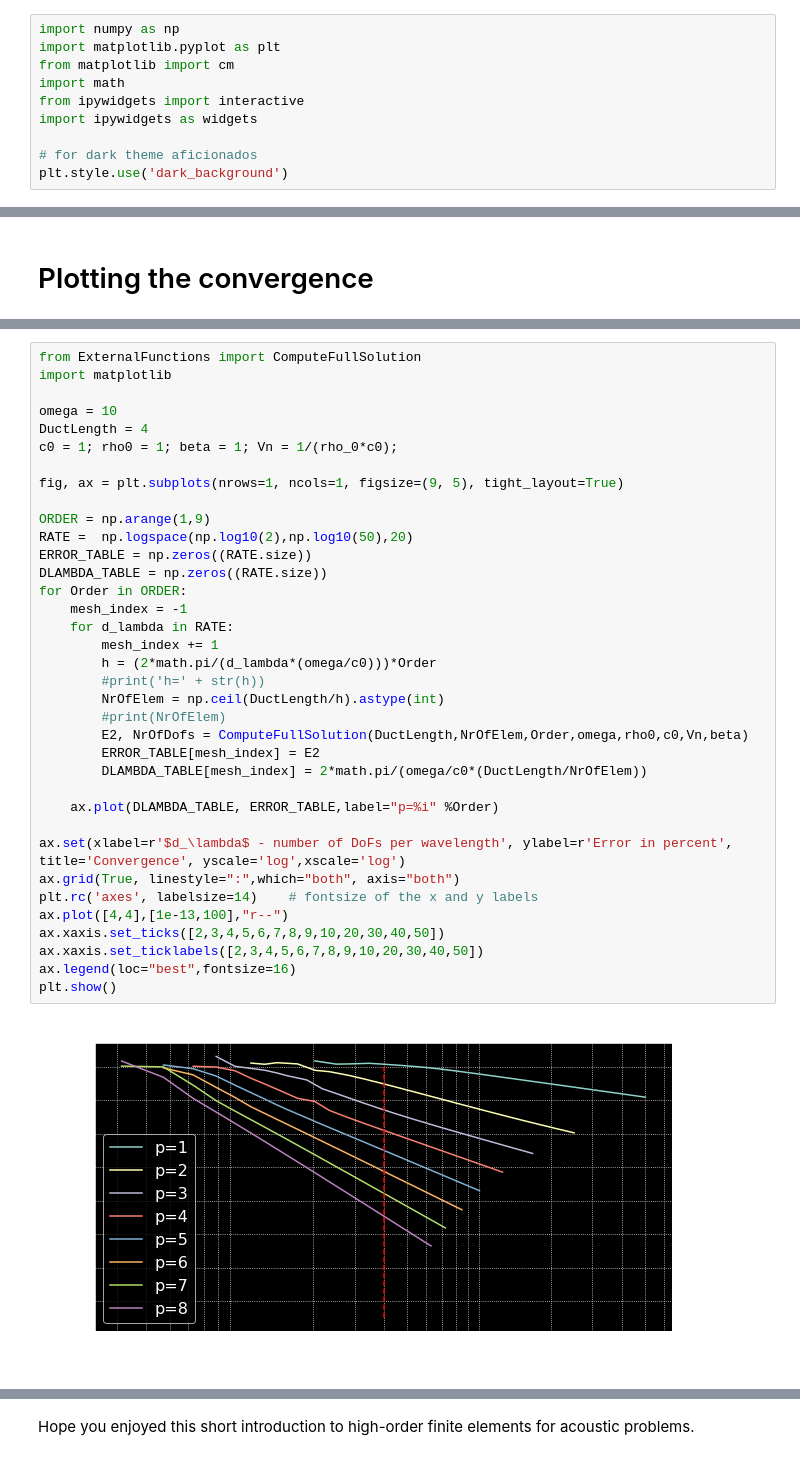
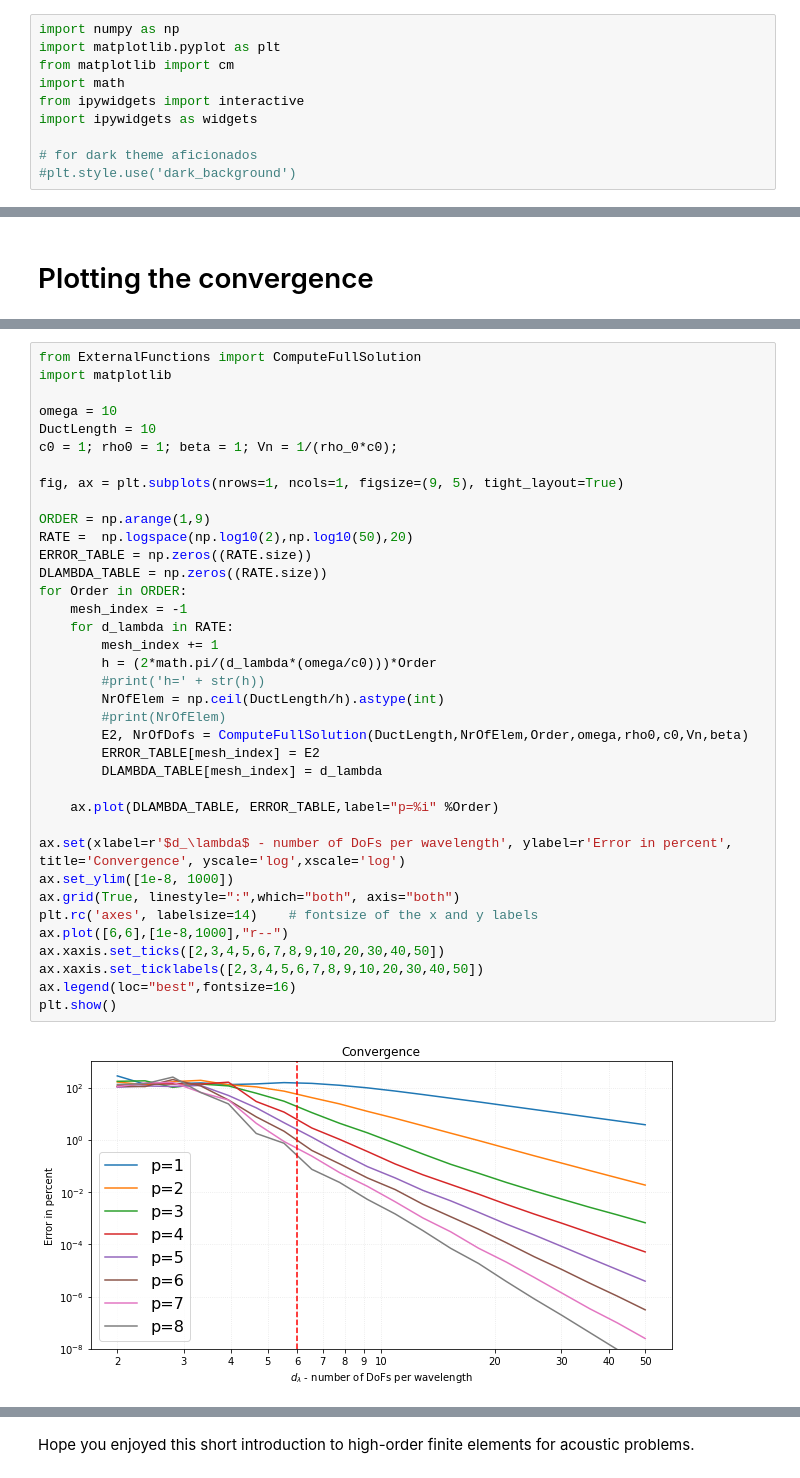
Before and after one commit to HadrienBeriot/Helmholtz_1D_HighOrder_FEM, a Jupyter notebook: Helmholtz_1D_pFEM.ipynb, the cells around one changed output, grey strips where cells are left out. Cells and saved outputs as stored; diff of their text form.

```diff
--- a/Helmholtz_1D_pFEM.ipynb
+++ b/Helmholtz_1D_pFEM.ipynb
@@ -28,7 +28,7 @@ from ipywidgets import interactive
 import ipywidgets as widgets
 
 # for dark theme aficionados
-plt.style.use('dark_background')
+#plt.style.use('dark_background')
 # %% [markdown]
 Also, if you are using a dark theme in your browser, just uncomment the line "plt.style.use('dark_background')" in the code above.
 # %% [markdown]
@@ -368,37 +366,38 @@ from ExternalFunctions import ComputeFullSolution
 import matplotlib
 
 omega = 10
-DuctLength = 4
+DuctLength = 10
 c0 = 1; rho0 = 1; beta = 1; Vn = 1/(rho_0*c0);
 
 fig, ax = plt.subplots(nrows=1, ncols=1, figsize=(9, 5), tight_layout=True)
 
 ORDER = np.arange(1,9)
 RATE =  np.logspace(np.log10(2),np.log10(50),20)
 ERROR_TABLE = np.zeros((RATE.size))
 DLAMBDA_TABLE = np.zeros((RATE.size))
 for Order in ORDER:
     mesh_index = -1
     for d_lambda in RATE:
         mesh_index += 1
         h = (2*math.pi/(d_lambda*(omega/c0)))*Order
         #print('h=' + str(h))
         NrOfElem = np.ceil(DuctLength/h).astype(int)
         #print(NrOfElem)
         E2, NrOfDofs = ComputeFullSolution(DuctLength,NrOfElem,Order,omega,rho0,c0,Vn,beta)
         ERROR_TABLE[mesh_index] = E2
-        DLAMBDA_TABLE[mesh_index] = 2*math.pi/(omega/c0*(DuctLength/NrOfElem))
+        DLAMBDA_TABLE[mesh_index] = d_lambda
 
     ax.plot(DLAMBDA_TABLE, ERROR_TABLE,label="p=%i" %Order)
 
 ax.set(xlabel=r'$d_\lambda$ - number of DoFs per wavelength', ylabel=r'Error in percent', title='Convergence', yscale='log',xscale='log')
+ax.set_ylim([1e-8, 1000])
 ax.grid(True, linestyle=":",which="both", axis="both")
 plt.rc('axes', labelsize=14)    # fontsize of the x and y labels
-ax.plot([4,4],[1e-13,100],"r--")
+ax.plot([6,6],[1e-8,1000],"r--")
 ax.xaxis.set_ticks([2,3,4,5,6,7,8,9,10,20,30,40,50])
 ax.xaxis.set_ticklabels([2,3,4,5,6,7,8,9,10,20,30,40,50])
 ax.legend(loc="best",fontsize=16)
 plt.show()
 # %% [output]
-[figure, old version]
+[figure, new version]
 # %% [markdown]
```
Also changed, not shown: parts of 10 cells of this notebook.
